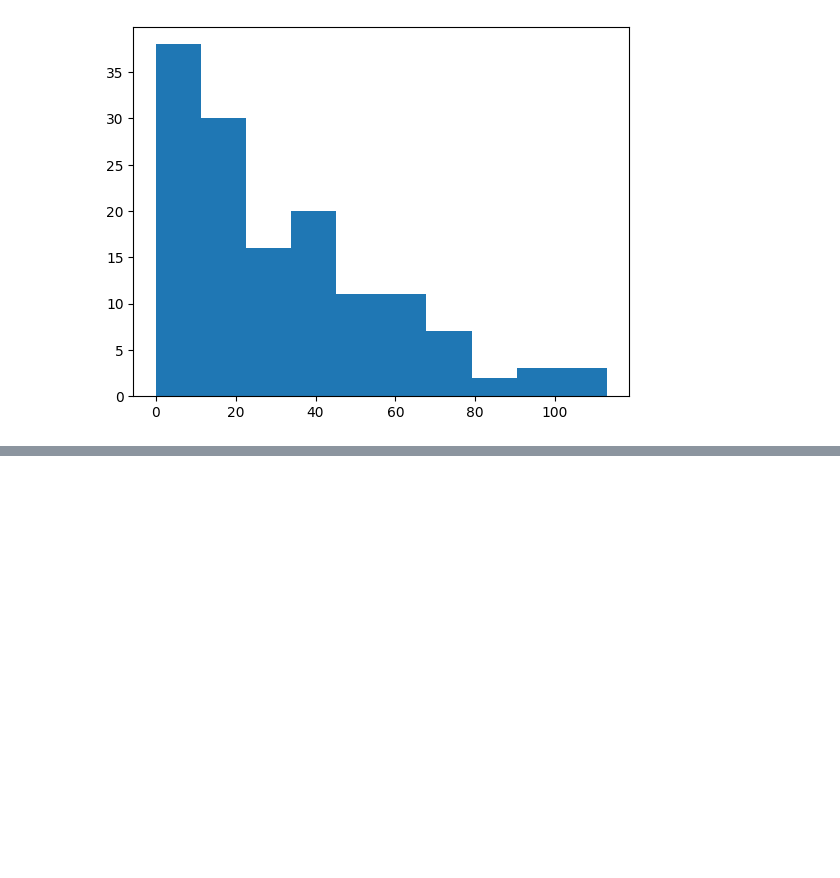
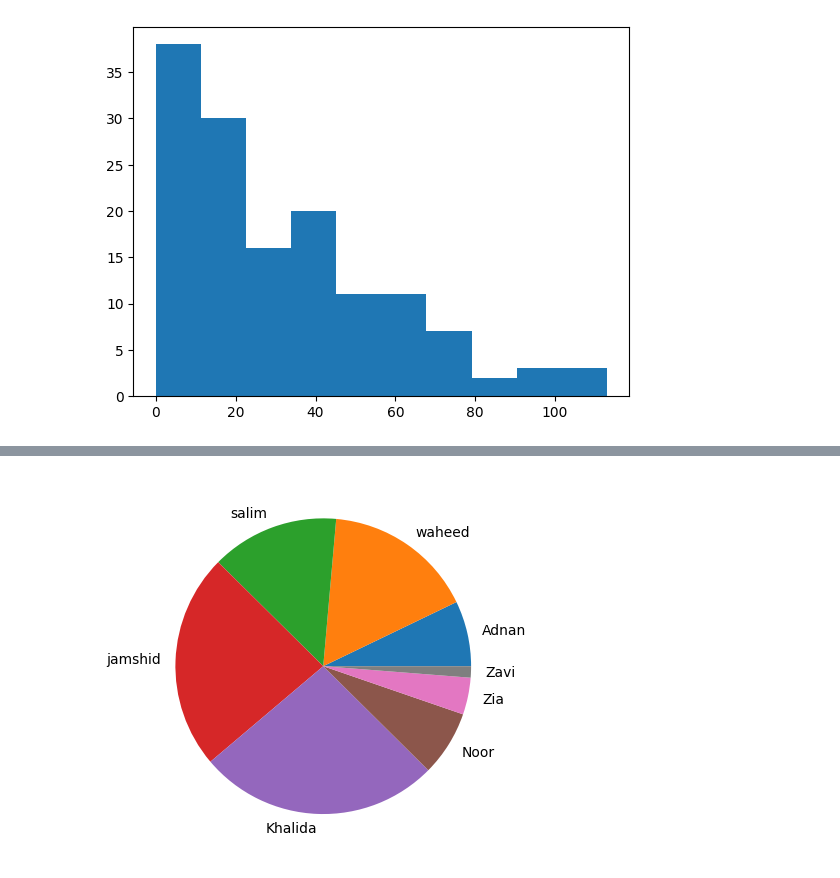
Before and after one commit to BilalWazir033/Ai-Lab, a Jupyter notebook: Ai Course by CampusX/Matplotlib/matplotlib.ipynb, the cells around one changed output, grey strips where cells are left out. Drawn from its saved outputs; the diff is of its cells as text; code cells hidden in the pictures; blank space fills up the shorter version.

```diff
--- a/Ai Course by CampusX/Matplotlib/matplotlib.ipynb
+++ b/Ai Course by CampusX/Matplotlib/matplotlib.ipynb
@@ -461,0 +494,7 @@ plt.show
+# %%
+data=[23,53,45,76,85,23,13,4]
+label=['Adnan','waheed','salim','jamshid','Khalida','Noor','Zia','Zavi']
+plt.pie(data,labels=label)
+plt.show()
+# %% [output]
+[figure, added]
```
Also changed, not shown: parts of 15 cells of this notebook, 1 other file.
